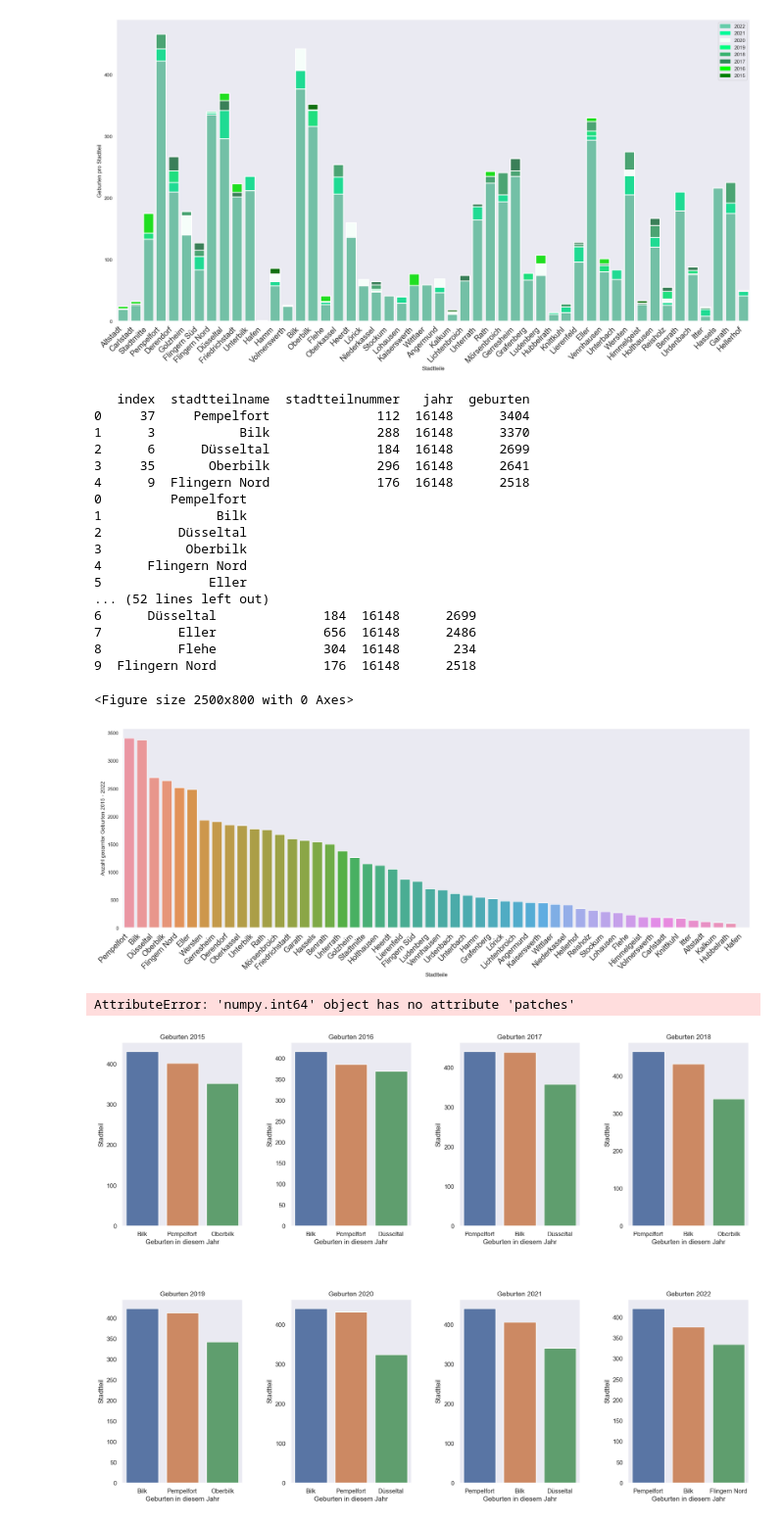
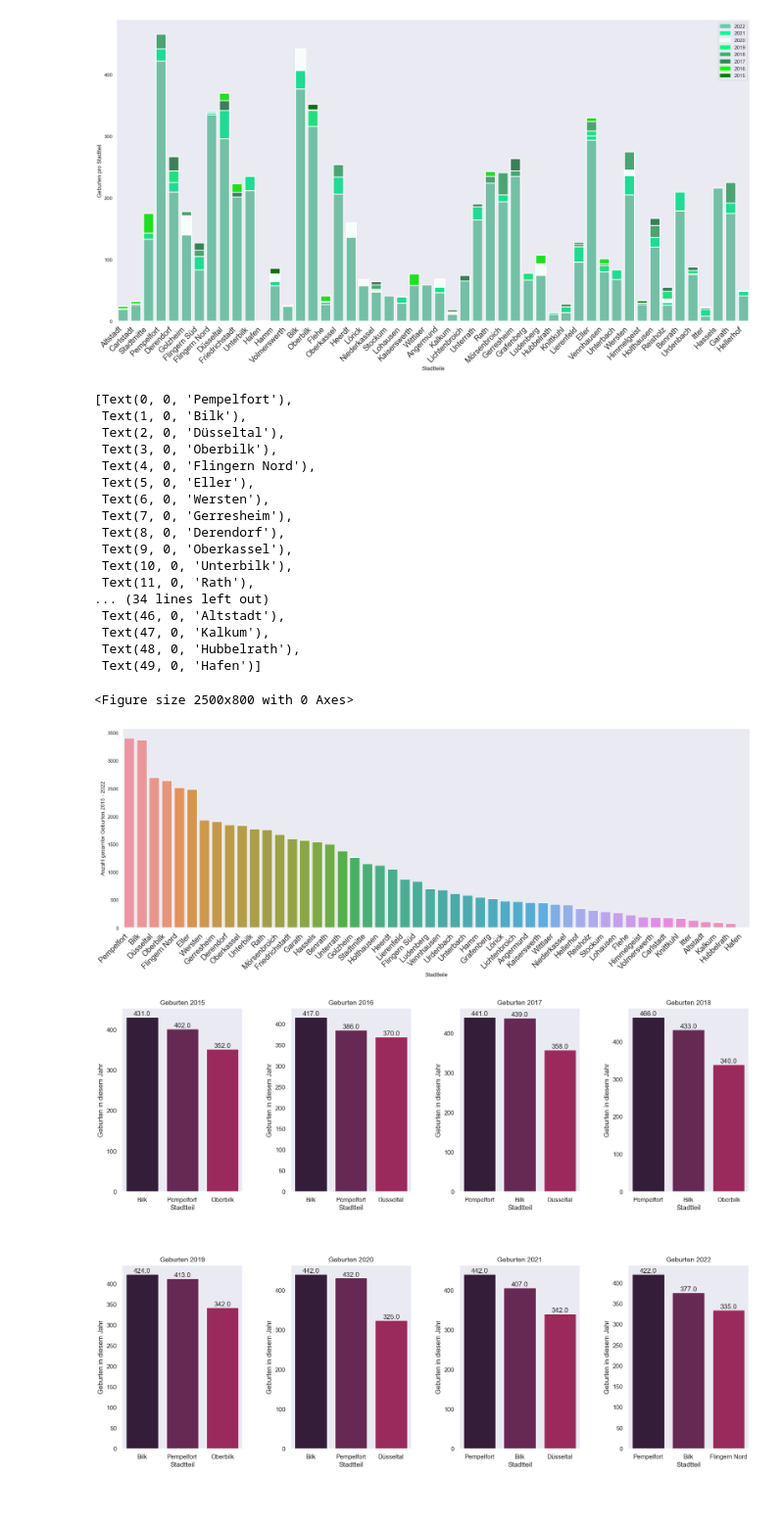
Before and after one commit to Drenaix/Births-in-Duesseldorf-2015-to-2022, a Jupyter notebook: geburten.ipynb, the cells around one changed output. Shown at 98% size. Saved outputs shown, nothing was run; the diff lists cells and outputs as text; code cells hidden in the pictures.

```diff
--- a/geburten.ipynb
+++ b/geburten.ipynb
@@ -50,5 +35,5 @@ dtype: object
 # %%
-
+sns.set_palette("rocket")
 plt.figure(figsize=(20,10))
 sns.lineplot(data=df, x="jahr", y="geburten")
 plt.xlabel("Jahre")
@@ -59,5 +44,6 @@ Text(0, 0.5, 'Geburten pro Jahr')
 # %%
 plt.figure(figsize=(20,10))
+sns.set_palette("rocket")
 sns.histplot(data=df, x="geburten")
 # %% [output]
 <Axes: xlabel='geburten', ylabel='Count'>
@@ -176,8 +162,6 @@ geburten_total = df.groupby("stadtteilname").sum().reset_index()
 unique_stadt = df.stadtteilname.unique()
 plt.figure(figsize=(25,8))
 sorted_group= geburten_total.sort_values(['geburten'], ascending=False).reset_index(drop=False)
-print(sorted_group.head())
-print(sorted_group.stadtteilname)
 
 
 
@@ -186,27 +170,24 @@ plt.xlabel("Stadtteile")
 plt.ylabel("Anzahl gesamter Geburten 2015 - 2022")
 sorted_bar.set_xticklabels(sorted_bar.get_xticklabels(),
 rotation=45,horizontalalignment='right',fontsize='x-large')
-
-
-print(geburten_total.head(10))
 # %% [output]
-   index  stadtteilname  stadtteilnummer   jahr  geburten
-0     37     Pempelfort              112  16148      3404
-1      3           Bilk              288  16148      3370
-2      6      Düsseltal              184  16148      2699
-3     35       Oberbilk              296  16148      2641
-4      9  Flingern Nord              176  16148      2518
-0         Pempelfort
-1               Bilk
-2          Düsseltal
-3           Oberbilk
-4      Flingern Nord
-5              Eller
-... (52 lines left out)
-6      Düsseltal              184  16148      2699
-7          Eller              656  16148      2486
-8          Flehe              304  16148       234
-9  Flingern Nord              176  16148      2518
+[Text(0, 0, 'Pempelfort'),
+ Text(1, 0, 'Bilk'),
+ Text(2, 0, 'Düsseltal'),
+ Text(3, 0, 'Oberbilk'),
+ Text(4, 0, 'Flingern Nord'),
+ Text(5, 0, 'Eller'),
+ Text(6, 0, 'Wersten'),
+ Text(7, 0, 'Gerresheim'),
+ Text(8, 0, 'Derendorf'),
+ Text(9, 0, 'Oberkassel'),
+ Text(10, 0, 'Unterbilk'),
+ Text(11, 0, 'Rath'),
+... (34 lines left out)
+ Text(46, 0, 'Altstadt'),
+ Text(47, 0, 'Kalkum'),
+ Text(48, 0, 'Hubbelrath'),
+ Text(49, 0, 'Hafen')]
 <Figure size 2500x800 with 0 Axes>
 [figure]
 # %%
@@ -235,53 +216,53 @@ plt.subplot(2,4,1)
 plt.subplots_adjust(wspace = 0.4, hspace=0.4,top=1.2)
 
 
+sns.set_palette("rocket")
 g1 = sns.barplot(data=gdf15.head(3), x="stadtteilname", y="geburten")
 plt.title("Geburten 2015")
-plt.xlabel("Geburten in diesem Jahr")
-plt.ylabel("Stadtteil")
+plt.ylabel("Geburten in diesem Jahr")
+plt.xlabel("Stadtteil")
 plt.subplot(2,4,2)
 g2 = sns.barplot(data=gdf16.head(3), x="stadtteilname", y="geburten")
 plt.title("Geburten 2016")
-plt.xlabel("Geburten in diesem Jahr")
-plt.ylabel("Stadtteil")
+plt.ylabel("Geburten in diesem Jahr")
+plt.xlabel("Stadtteil")
 plt.subplot(2,4,3)
 g3 = sns.barplot(data=gdf17.head(3), x="stadtteilname", y="geburten")
 plt.title("Geburten 2017")
-plt.xlabel("Geburten in diesem Jahr")
-plt.ylabel("Stadtteil")
+plt.ylabel("Geburten in diesem Jahr")
+plt.xlabel("Stadtteil")
 plt.subplot(2,4,4)
 g4 = sns.barplot(data=gdf18.head(3), x="stadtteilname", y="geburten")
 plt.title("Geburten 2018")
-plt.xlabel("Geburten in diesem Jahr")
-plt.ylabel("Stadtteil")
+plt.ylabel("Geburten in diesem Jahr")
+plt.xlabel("Stadtteil")
 plt.subplot(2,4,5)
 g5 = sns.barplot(data=gdf19.head(3), x="stadtteilname", y="geburten")
 plt.title("Geburten 2019")
-plt.xlabel("Geburten in diesem Jahr")
-plt.ylabel("Stadtteil")
+plt.ylabel("Geburten in diesem Jahr")
+plt.xlabel("Stadtteil")
 plt.subplot(2,4,6)
 g6 = sns.barplot(data=gdf20.head(3), x="stadtteilname", y="geburten")
 plt.title("Geburten 2020")
-plt.xlabel("Geburten in diesem Jahr")
-plt.ylabel("Stadtteil")
+plt.ylabel("Geburten in diesem Jahr")
+plt.xlabel("Stadtteil")
 plt.subplot(2,4,7)
 g7 = sns.barplot(data=gdf21.head(3), x="stadtteilname", y="geburten")
 plt.title("Geburten 2021")
-plt.xlabel("Geburten in diesem Jahr")
-plt.ylabel("Stadtteil")
+plt.ylabel("Geburten in diesem Jahr")
+plt.xlabel("Stadtteil")
 plt.subplot(2,4,8)
 g8 = sns.barplot(data=gdf22.head(3), x="stadtteilname", y="geburten")
 plt.title("Geburten 2022")
-plt.xlabel("Geburten in diesem Jahr")
-plt.ylabel("Stadtteil")
+plt.ylabel("Geburten in diesem Jahr")
+plt.xlabel("Stadtteil")
 
 graphlist=[g1,g2,g3,g4,g5,g6,g7,g8]
 
 for graph in graphlist:
     for container in graph.containers:
         graph.bar_label(container, fmt='%.1f')
 
 var = gdf22.geburten[0]
 # %% [output]
-AttributeError: 'numpy.int64' object has no attribute 'patches'
-[figure, old version]
+[figure, new version]
```
Also changed, not shown: parts of 5 cells of this notebook.
